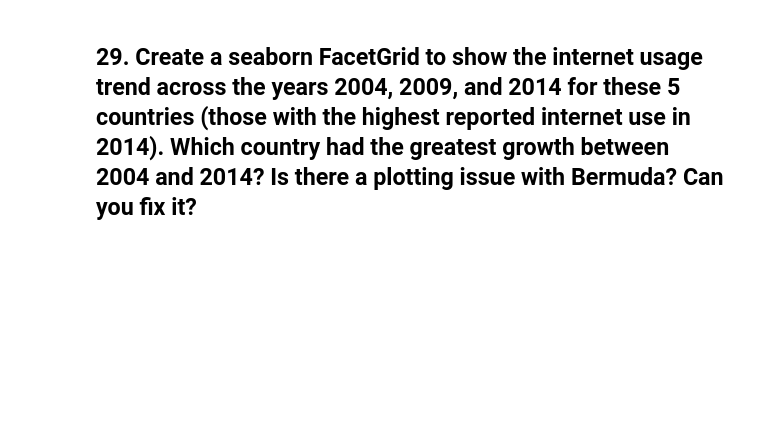
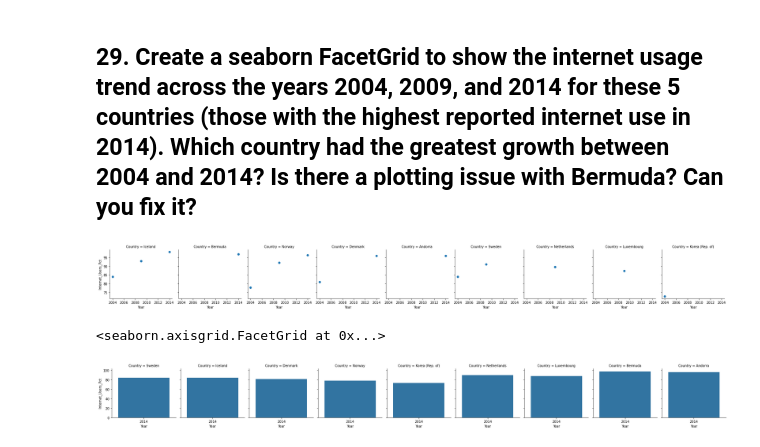
Before and after one commit to MrBardot/gdp-and-internet-usage, a Jupyter notebook: notebooks/un_analysis_posey.ipynb, the cells around one changed output. Cells and saved outputs as stored; diff of their text form; code cells hidden in the pictures; blank space fills up the shorter version.

```diff
--- a/notebooks/un_analysis_posey.ipynb
+++ b/notebooks/un_analysis_posey.ipynb
@@ -486,5 +491,13 @@ top_5_internet
 | 12 | Denmark | 2004 | 43670.446201 | 80.93 |
 | 13 | Norway | 2004 | 61612.275634 | 77.69 |
 | 14 | Korea (Rep. of) | 2004 | NaN | 72.70 |
+# %%
+internet_user_top5_2014 = gdp_and_internet_use_2014.sort_values(by = 'Internet_Users_Pct', ascending= False).head()
+internet_user_top5_2009 = gdp_and_internet_use_2009.sort_values(by = 'Internet_Users_Pct', ascending= False).head()
+internet_user_top5_2004 = gdp_and_internet_use_2004.sort_values(by = 'Internet_Users_Pct', ascending= False).head()
+top_5_internet_first = pd.merge(internet_user_top5_2004, internet_user_top5_2009, how = 'outer')
+top_5_internet = pd.merge(top_5_internet_first, internet_user_top5_2014, how = 'outer')
+top_5_internet = top_5_internet.sort_values(by = 'Internet_Users_Pct', ascending= False).reset_index(drop= True)
+top_5_internet
 # %% [markdown]
 ## 29. Create a seaborn FacetGrid to show the internet usage trend across the years 2004, 2009, and 2014 for these 5 countries (those with the highest reported internet use in 2014). Which country had the greatest growth between 2004 and 2014? Is there a plotting issue with Bermuda? Can you fix it?
@@ -492,0 +504,12 @@ plt.facetgrid
+# %%
+graph_top_5 = sns.FacetGrid(top_5_internet, col = 'Country');
+graph_top_5.map(plt.scatter,'Year','Internet_Users_Pct' );
+# %% [output]
+[figure, added]
+# %%
+top_5_int_sort = top_5_internet.sort_values('Year', ascending=True).reset_index()
+top_5_graph = sns.FacetGrid(top_5_int_sort, col='Country')
+top_5_graph.map(sns.barplot,'Year','Internet_Users_Pct')
+# %% [output]
+<seaborn.axisgrid.FacetGrid at 0x...>
+[figure, added]
```
Also changed, not shown: parts of 10 cells of this notebook.
